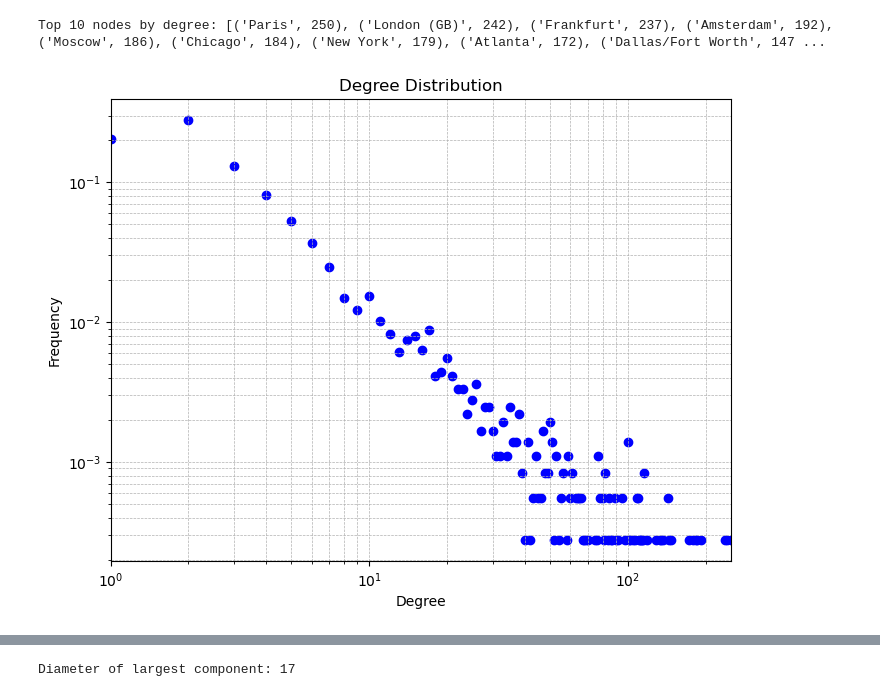
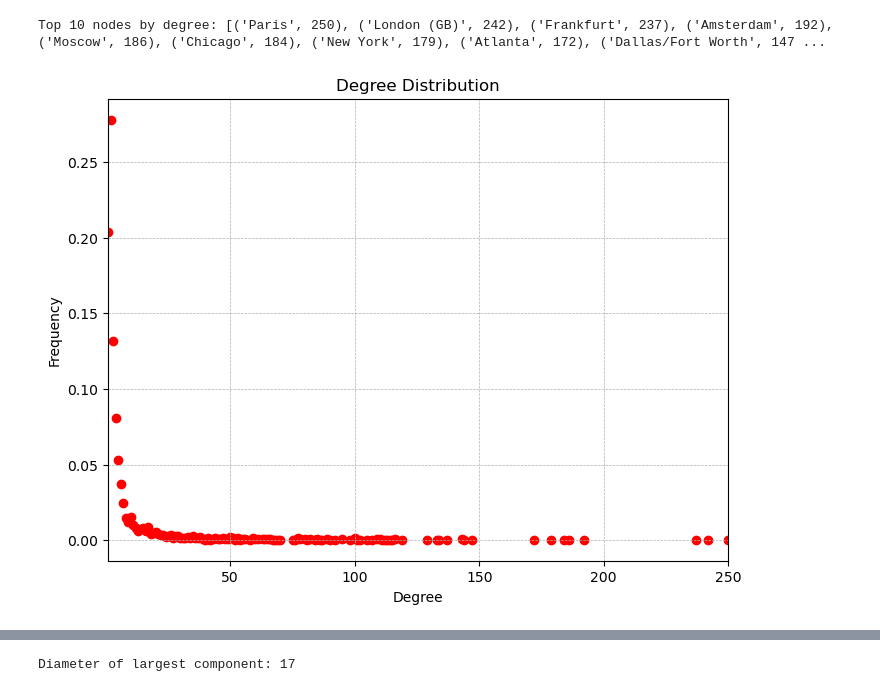
Before and after one commit to MingchengLiao/COMP4880_8880-A1-code, a Jupyter notebook: Problem2.ipynb, the cells around one changed output, grey strips where cells are left out. Saved outputs shown, nothing was run; the diff lists cells and outputs as text; code cells hidden in the pictures.

```diff
--- a/Problem2.ipynb
+++ b/Problem2.ipynb
@@ -51,29 +51,27 @@ Top 10 nodes by degree: [('Paris', 250), ('London (GB)', 242), ('Frankfurt', 237
 # %%
 import matplotlib.pyplot as plt
 
 degree_list = [degree for _, degree in G.degree]
 
 degree_count = pd.Series(degree_list).value_counts().sort_index()
 if 0 in degree_count.index:
     degree_count = degree_count.drop(0)
 
 total_degree = sum(degree_count)
 x = sorted(degree_count.index)
 y = degree_count / total_degree
 
 plt.figure(figsize=(8,6))
-plt.scatter(x, y, marker='o', color='b')
-plt.xscale('log', base=10)
-plt.yscale('log', base=10)
+plt.scatter(x, y, marker='o', color='r')
 
 plt.xlabel('Degree')
 plt.ylabel('Frequency')
 plt.title('Degree Distribution')
-
 if len(x) > 0:
     plt.xlim(min(x), max(x))
 
 plt.grid(True, which="both", ls="--", lw=0.5)
+
 plt.show()
 # %% [output]
-[figure, old version]
+[figure, new version]
```
Also changed, not shown: parts of 1 cell of this notebook.
